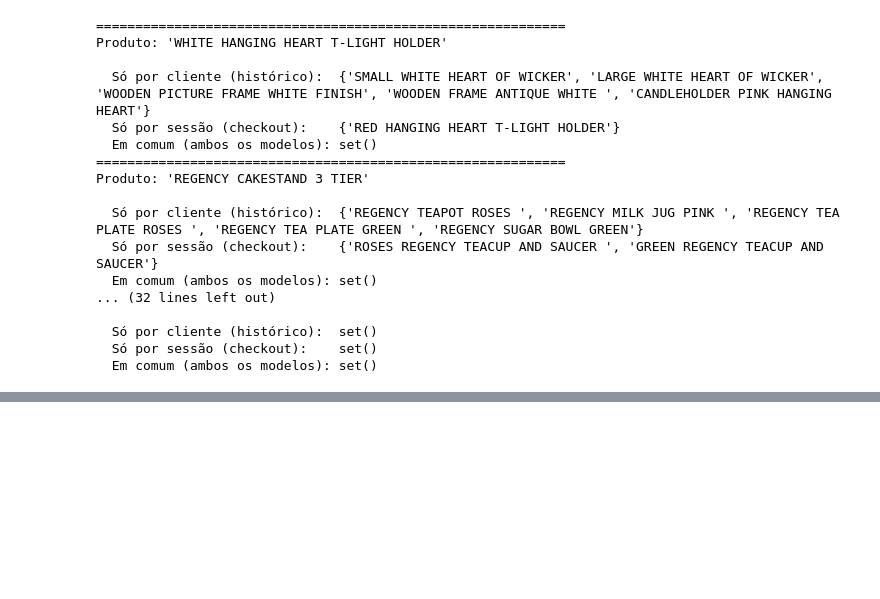
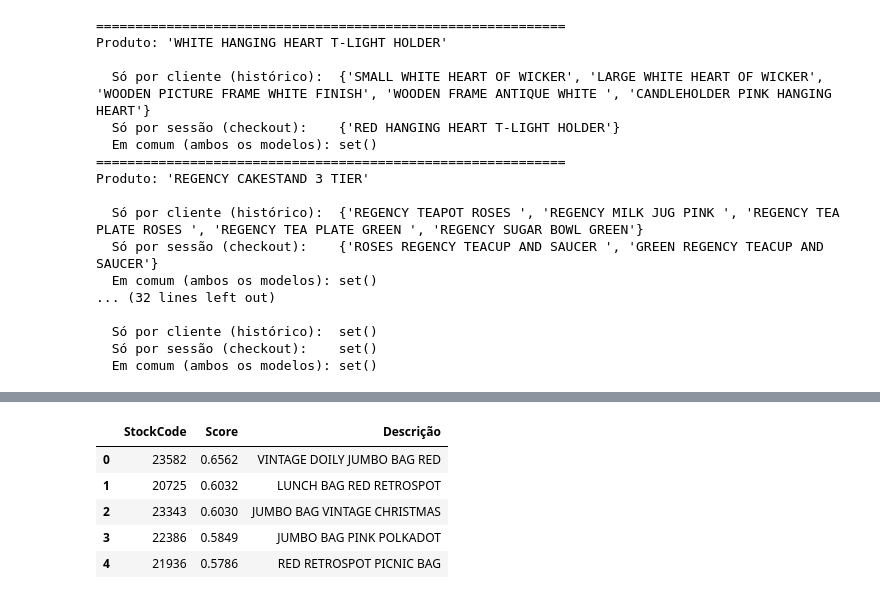
Before and after one commit to rafaelaferr04/online-retail-recommendation-system, a Jupyter notebook: Notebook_OnlineRetail.ipynb, the cells around one changed output, grey strips where cells are left out. Saved outputs shown, nothing was run; the diff lists cells and outputs as text; code cells hidden in the pictures; blank space fills up the shorter version.

```diff
--- a/Notebook_OnlineRetail.ipynb
+++ b/Notebook_OnlineRetail.ipynb
@@ -908,12 +907,51 @@ NameError: name 'df' is not defined
 # %%
-# Criar o dataset para o Surprise
-reader = Reader(rating_scale=(0.0, 5.0))
-data = Dataset.load_from_df(ratings_df[['CustomerID', 'StockCode', 'rating']], reader)
-trainset = data.build_full_trainset()
+# Criar um mapa de índice para os StockCode
+product_ids = product_texts['StockCode'].astype(int).tolist()
+product_index = {stock_code: idx for idx, stock_code in enumerate(product_ids)}
 
-# Treinar o modelo SVD
-model = SVD(n_factors=100, n_epochs=25, lr_all=0.005, reg_all=0.02, random_state=42)
-model.fit(trainset)
+# Função para recomendar produtos semelhantes a um produto escolhido
 
-print('Modelo SVD treinado com sucesso.')
+def recomendar_por_produto(produto, product_similarity, product_ids, product_index, product_texts, n=5):
+    # Aceitar tanto descrição como StockCode
+    if str(produto).isdigit():
+        target_code = int(produto)
+    else:
+        target_name = str(produto).strip().upper()
+        matches = product_texts[product_texts['text'].str.upper().str.contains(target_name, na=False)]
+        if matches.empty:
+            print(f'Produto não encontrado: {produto}')
+            return None
+        target_code = int(matches.iloc[0]['StockCode'])
+
+    if target_code not in product_index:
+        print(f'Produto não encontrado: {target_code}')
+        return None
+
+    idx = product_index[target_code]
+    scores = list(enumerate(product_similarity[idx]))
+    scores = sorted(scores, key=lambda x: x[1], reverse=True)
+
+    recomendacoes = []
+    for candidate_idx, score in scores[1:]:
+        candidate_code = product_ids[candidate_idx]
+        if candidate_code == target_code:
+            continue
+        recomendacoes.append((candidate_code, round(float(score), 4)))
+        if len(recomendacoes) >= n:
+            break
+
+    resultado = pd.DataFrame(recomendacoes, columns=['StockCode', 'Score'])
+    resultado['Descrição'] = resultado['StockCode'].map(product_desc_map)
+    return resultado
+
+# Exemplo de uso
+produto_exemplo = 'JUMBO BAG RED RETROSPOT'
+recomendar_por_produto(produto_exemplo, product_similarity, product_ids, product_index, product_texts)
+# %% [output]
+|  | StockCode | Score | Descrição |
+| 0 | 23582 | 0.6562 | VINTAGE DOILY JUMBO BAG RED |
+| 1 | 20725 | 0.6032 | LUNCH BAG RED RETROSPOT |
+| 2 | 23343 | 0.6030 | JUMBO BAG VINTAGE CHRISTMAS |
+| 3 | 22386 | 0.5849 | JUMBO BAG PINK POLKADOT |
+| 4 | 21936 | 0.5786 | RED RETROSPOT PICNIC BAG |
 # %%
```
Also changed, not shown: parts of 3 cells of this notebook.
